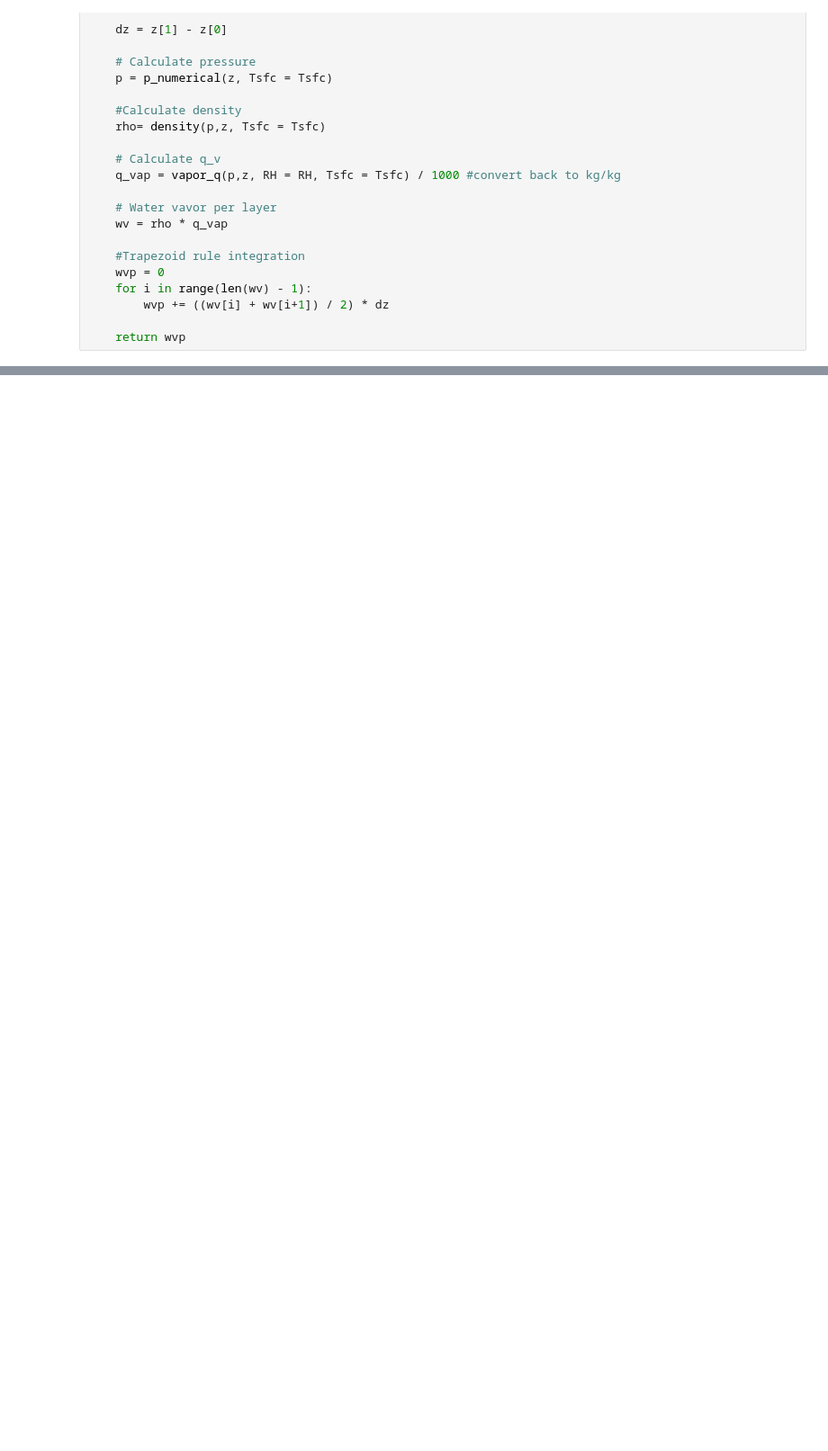
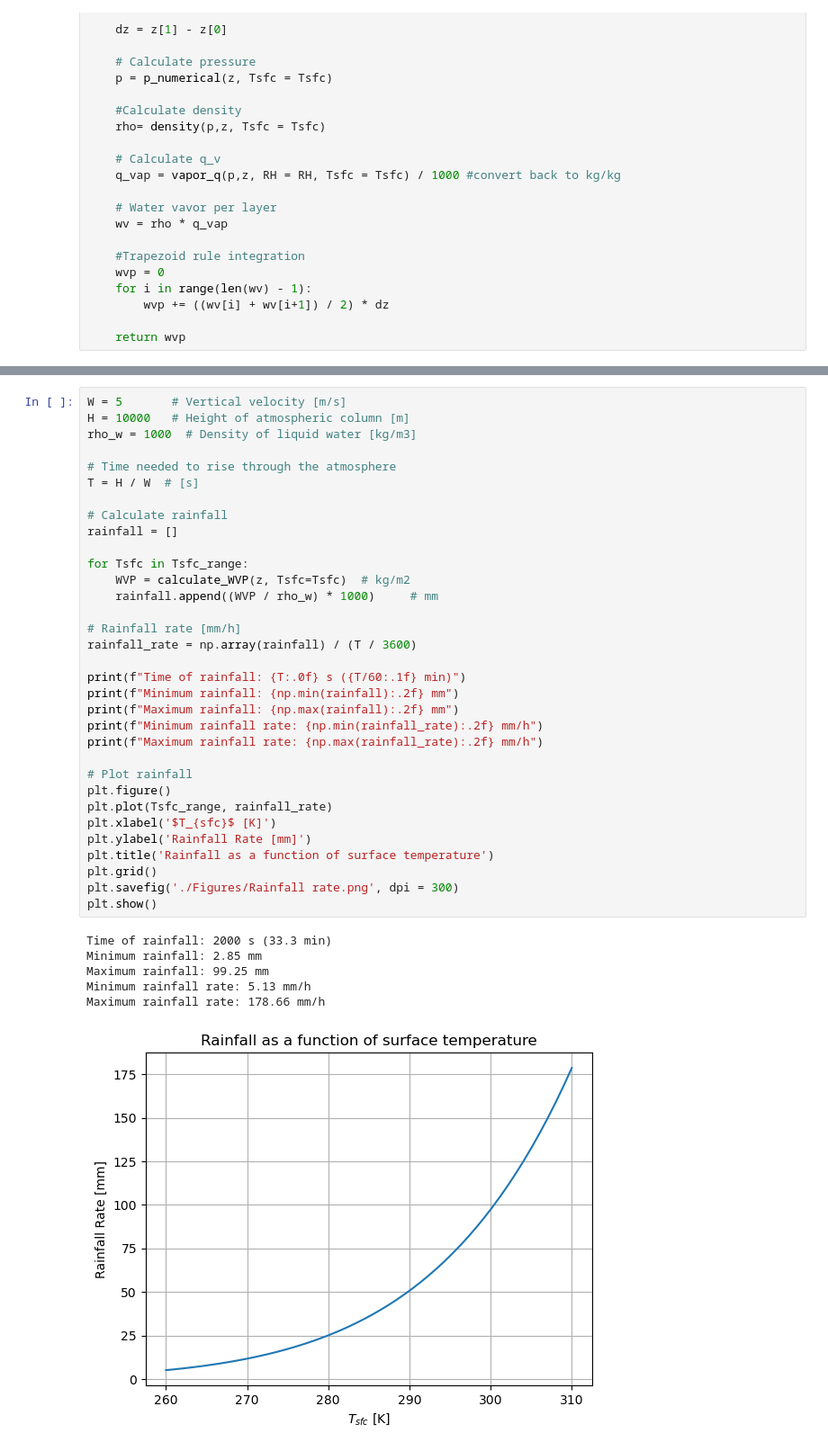
Before and after one commit to JGolebiewski123/AESM1030.2-C-EO-Project, a Jupyter notebook: Atmosphere 1/Atmosphere - 1.ipynb, the cells around one changed output, grey strips where cells are left out. Shown at 90% size. Drawn from its saved outputs; the diff is of its cells as text; blank space fills up the shorter version.

Commit message:
atmosphere 1 finished

```diff
--- a/Atmosphere 1/Atmosphere - 1.ipynb
+++ b/Atmosphere 1/Atmosphere - 1.ipynb
@@ -237,0 +238,40 @@ dWVP/dT at global mean temperature (2025) is 7.11%
+# %%
+W = 5       # Vertical velocity [m/s]
+H = 10000   # Height of atmospheric column [m]
+rho_w = 1000  # Density of liquid water [kg/m3]
+
+# Time needed to rise through the atmosphere
+T = H / W  # [s]
+
+# Calculate rainfall
+rainfall = []
+
+for Tsfc in Tsfc_range:
+    WVP = calculate_WVP(z, Tsfc=Tsfc)  # kg/m2
+    rainfall.append((WVP / rho_w) * 1000)     # mm
+
+# Rainfall rate [mm/h]
+rainfall_rate = np.array(rainfall) / (T / 3600)
+
+print(f"Time of rainfall: {T:.0f} s ({T/60:.1f} min)")
+print(f"Minimum rainfall: {np.min(rainfall):.2f} mm")
+print(f"Maximum rainfall: {np.max(rainfall):.2f} mm")
+print(f"Minimum rainfall rate: {np.min(rainfall_rate):.2f} mm/h")
+print(f"Maximum rainfall rate: {np.max(rainfall_rate):.2f} mm/h")
+
+# Plot rainfall
+plt.figure()
+plt.plot(Tsfc_range, rainfall_rate)
+plt.xlabel('$T_{sfc}$ [K]')
+plt.ylabel('Rainfall Rate [mm]')
+plt.title('Rainfall as a function of surface temperature')
+plt.grid()
+plt.savefig('./Figures/Rainfall rate.png', dpi = 300)
+plt.show()
+# %% [output]
+Time of rainfall: 2000 s (33.3 min)
+Minimum rainfall: 2.85 mm
+Maximum rainfall: 99.25 mm
+Minimum rainfall rate: 5.13 mm/h
+Maximum rainfall rate: 178.66 mm/h
+[figure, added]
```
Also changed, not shown: parts of 4 cells of this notebook, 7 other files.
